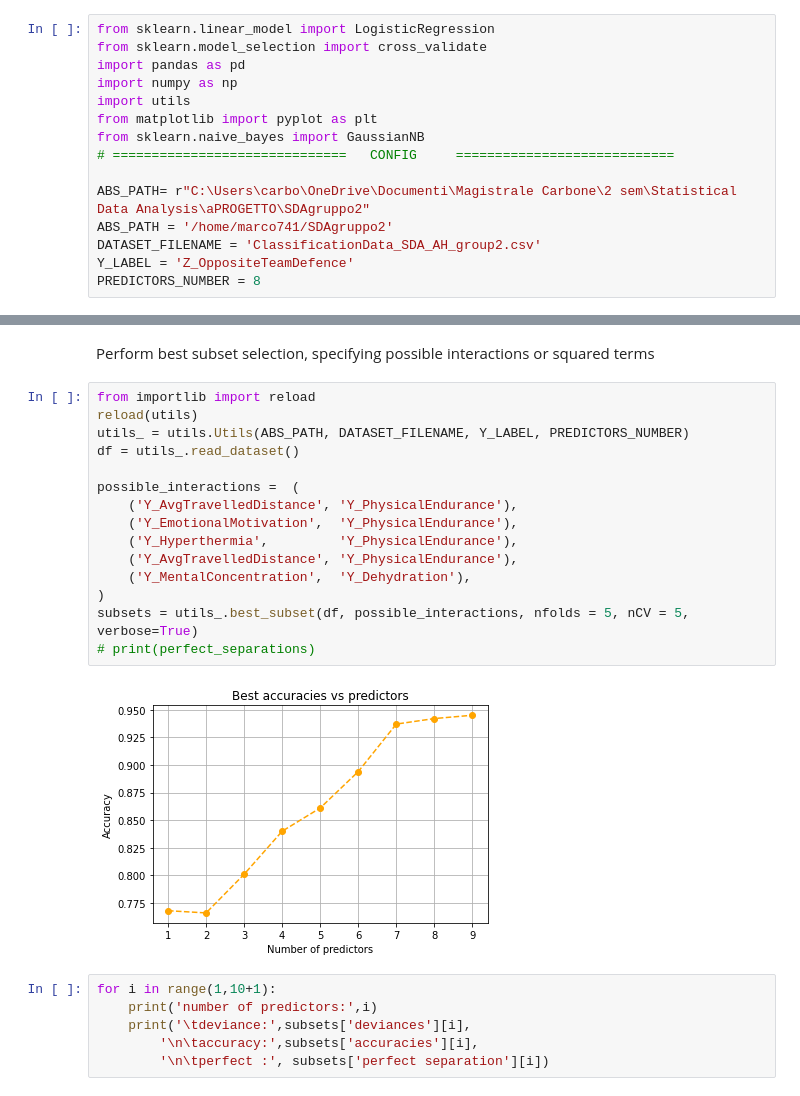
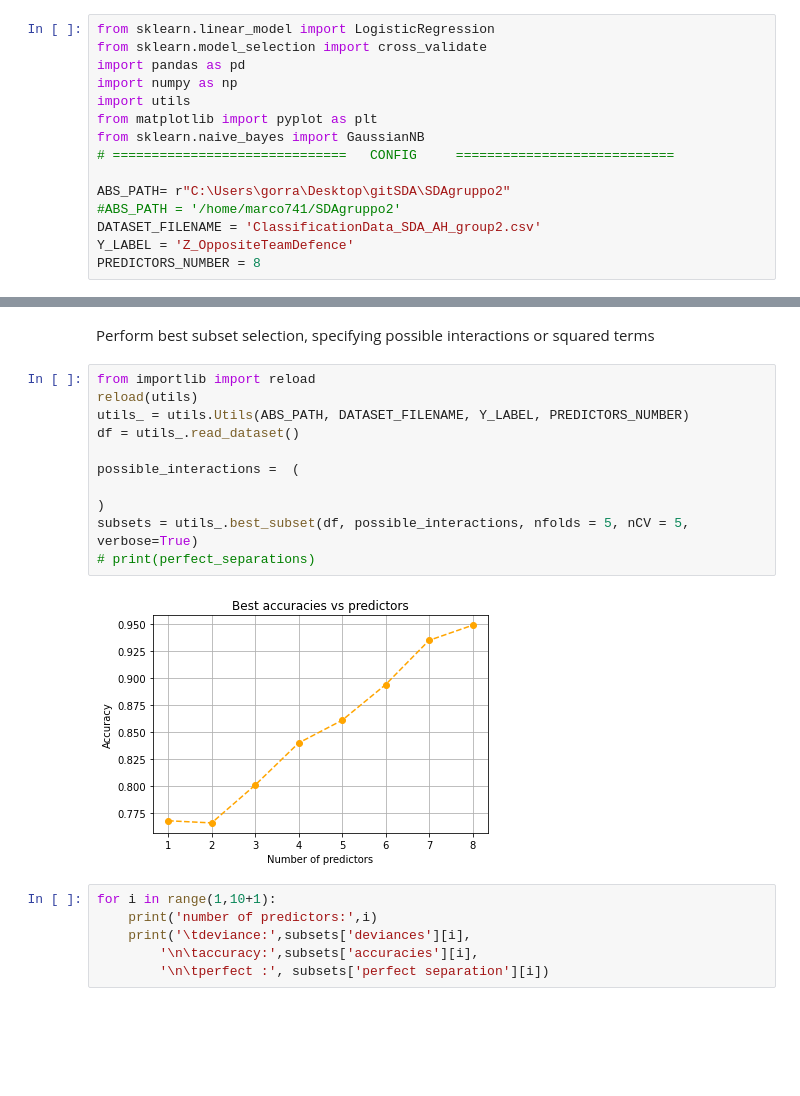
Before and after one commit to UniversityProjectsAtUnisa/exam-project_sda, a Jupyter notebook: z_classification.ipynb, the cells around one changed output, grey strips where cells are left out. Saved outputs shown, nothing was run; the diff lists cells and outputs as text; blank space fills up the shorter version.

```diff
--- a/z_classification.ipynb
+++ b/z_classification.ipynb
@@ -10,8 +10,8 @@ from matplotlib import pyplot as plt
 from sklearn.naive_bayes import GaussianNB
 # ==============================   CONFIG     ============================
 
-ABS_PATH= r"C:\Users\carbo\OneDrive\Documenti\Magistrale Carbone\2 sem\Statistical Data Analysis\aPROGETTO\SDAgruppo2"
-ABS_PATH = '/home/marco741/SDAgruppo2'
+ABS_PATH= r"C:\Users\gorra\Desktop\gitSDA\SDAgruppo2"
+#ABS_PATH = '/home/marco741/SDAgruppo2'
 DATASET_FILENAME = 'ClassificationData_SDA_AH_group2.csv'
 Y_LABEL = 'Z_OppositeTeamDefence'
 PREDICTORS_NUMBER = 8
@@ -52,20 +52,16 @@ Perform best subset selection, specifying possible interactions or squared terms
 # %%
 from importlib import reload
 reload(utils)
 utils_ = utils.Utils(ABS_PATH, DATASET_FILENAME, Y_LABEL, PREDICTORS_NUMBER)
 df = utils_.read_dataset()
 
 possible_interactions =  (
-    ('Y_AvgTravelledDistance', 'Y_PhysicalEndurance'),
-    ('Y_EmotionalMotivation',  'Y_PhysicalEndurance'),
-    ('Y_Hyperthermia',         'Y_PhysicalEndurance'),
-    ('Y_AvgTravelledDistance', 'Y_PhysicalEndurance'),
-    ('Y_MentalConcentration',  'Y_Dehydration'),
+
 )
 subsets = utils_.best_subset(df, possible_interactions, nfolds = 5, nCV = 5, verbose=True)
 # print(perfect_separations)
 # %% [output]
-[figure, old version]
+[figure, new version]
 # %%
 for i in range(1,10+1):
     print('number of predictors:',i)
```
Also changed, not shown: parts of 2 cells of this notebook, 11 other files.
